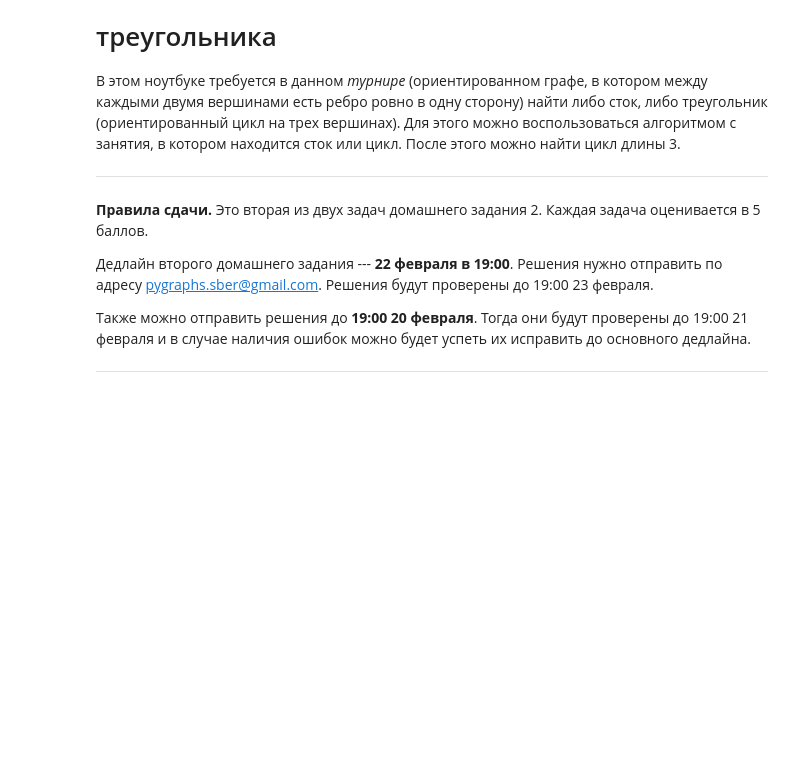
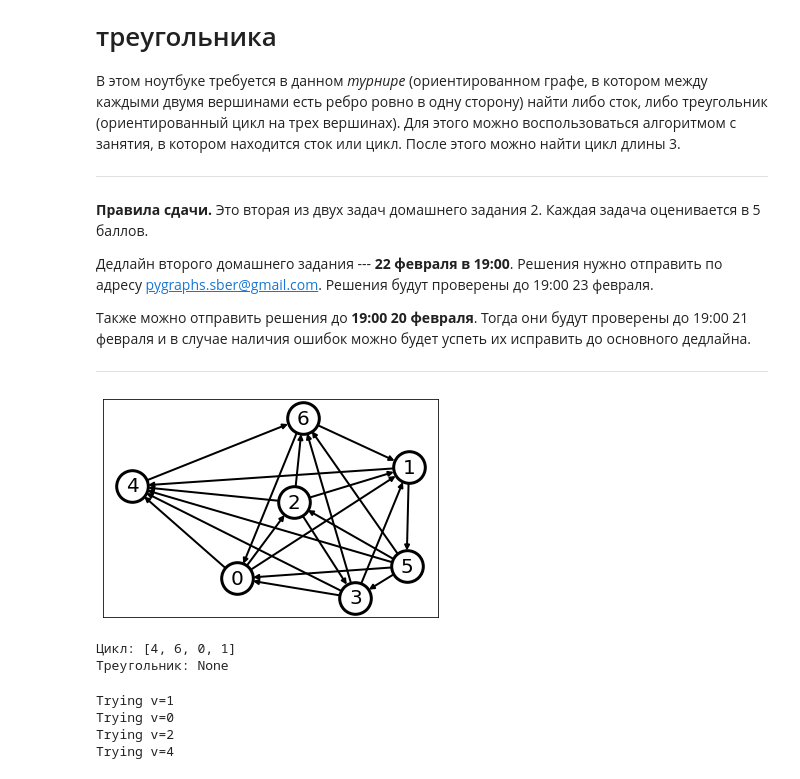
Before and after one commit to root-epifit/Graphs, a Jupyter notebook: Week_2/HW2/hw2-2.ipynb, the cells around one changed output. Drawn from its saved outputs; the diff is of its cells as text; code cells hidden in the pictures; blank space fills up the shorter version.

```diff
--- a/Week_2/HW2/hw2-2.ipynb
+++ b/Week_2/HW2/hw2-2.ipynb
@@ -59,32 +61,37 @@ def build_cycle(G, v):
 # В этом блоке нужно реализовать поиск стока или треугольника
 
 # Здесь задается случайный турнир
-n = 10
+n = 7
 H = nx.algorithms.tournament.random_tournament(n)
 draw_G(H)
 
 # Здесь задается турнир, в котором почти является ациклическим, но ребро из стока в исток развернуто
 # Этот турнир может быть полезен для тестирования
 #H = nx.DiGraph()
 #H.add_nodes_from(range(10))
 #for j in H.nodes():
 #  for i in range(j):
 #    if (i, j) == (0, 9):
 #      H.add_edge(j,i)
 #    else:
 #      H.add_edge(i,j)
 
 
 # В этой функции требуется реализовать поиск треугольника по данному циклу
 def trim_cycle(G, cycle):
     # Добавьте здесь ваше решение
+    pass
 
 
 # В этой части тестируется решение
 v = find_cycle_or_sink(H, n - 1)
 if sink(H, v):
     print(f'Сток: {v}')
 else:
     cycle = build_cycle(H, v)
     print(f'Цикл: {cycle}')
     print(f'Треугольник: {trim_cycle(H, cycle)}')
+# %% [output]
+[figure, added]
+Цикл: [4, 6, 0, 1]
+Треугольник: None
@@ -90,0 +101,17 @@ else:
+# %%
+for v in cycle:
+    print(f"Trying v={v}")
+    path=[]
+    path.append(v)
+    for _ in range(3):
+        next_nodes=[i for i in list(G[v]) if i in cycle]
+        #print(next_nodes)
+        for next_node in next_nodes:
+            v = next_node
+            path.append(v)
+            #print(v)
+# %% [output]
+Trying v=1
+Trying v=0
+Trying v=2
+Trying v=4
```
Also changed, not shown: parts of 10 cells of this notebook.
